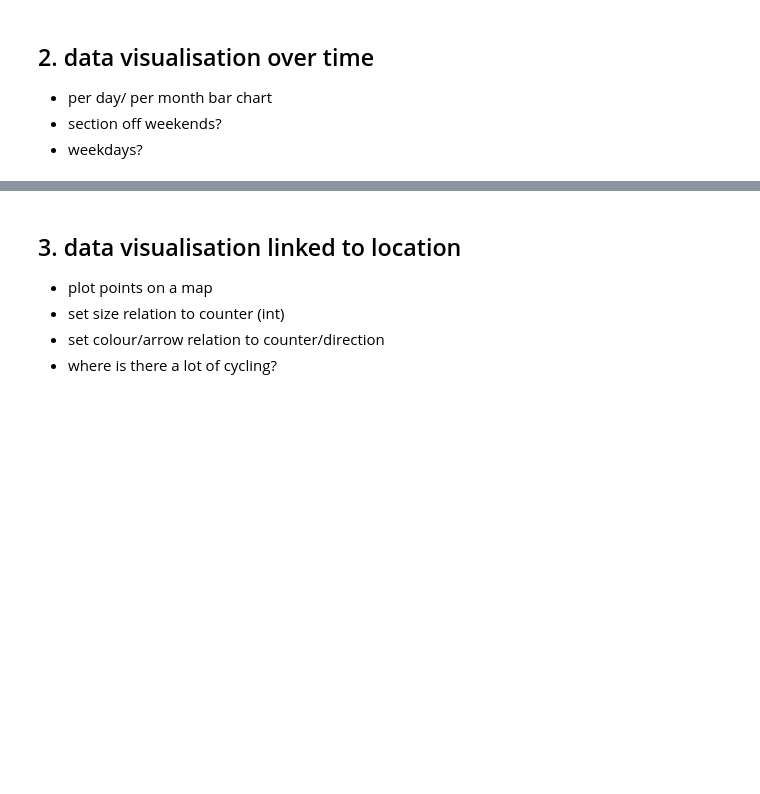
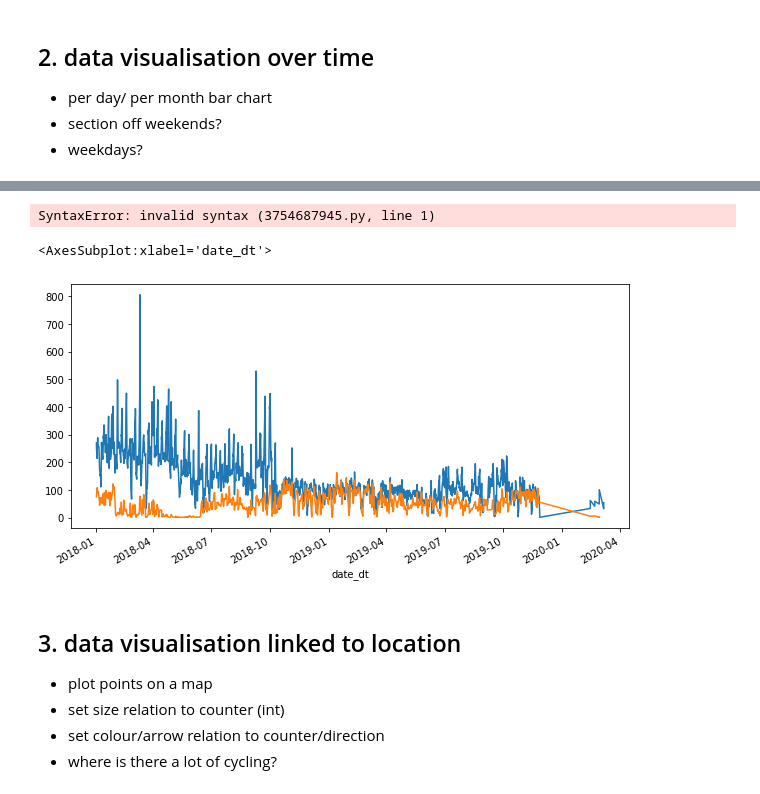
Before and after one commit to bojanasinpyjamas/data_project, a Jupyter notebook: cycleway-countsxls2018-2020.ipynb, the cells around one changed output, grey strips where cells are left out. Saved outputs shown, nothing was run; the diff lists cells and outputs as text; code cells hidden in the pictures; blank space fills up the shorter version.

```diff
--- a/cycleway-countsxls2018-2020.ipynb
+++ b/cycleway-countsxls2018-2020.ipynb
@@ -107,3 +134,17 @@ time_df.head()
+# %%
+AxesSubplot:xlabel= if station=="90909" use location_name
+
+time_df[(time_df.station=="90909") & (time_df.direction=="East")]["counter"].plot( )
+time_df[(time_df.station=="90909") & (time_df.direction=="West")]["counter"].plot( )
+plt.ylim([0, 300])
+# %% [output]
+SyntaxError: invalid syntax (3754687945.py, line 1)
+# %%
+time_df[(time_df.station=="90909") & (time_df.mode_transport=="Cycling")]["counter"].plot( )
+time_df[(time_df.station=="90909") & (time_df.mode_transport=="Pedestrian")]["counter"].plot( )
+# %% [output]
+<AxesSubplot:xlabel='date_dt'>
+[figure, added]
 # %% [markdown]
 ## 3. data visualisation linked to location
 * plot points on a map
```
Also changed, not shown: parts of 9 cells of this notebook.
